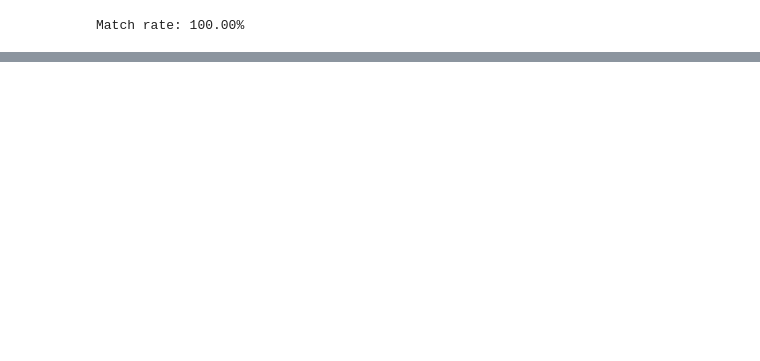
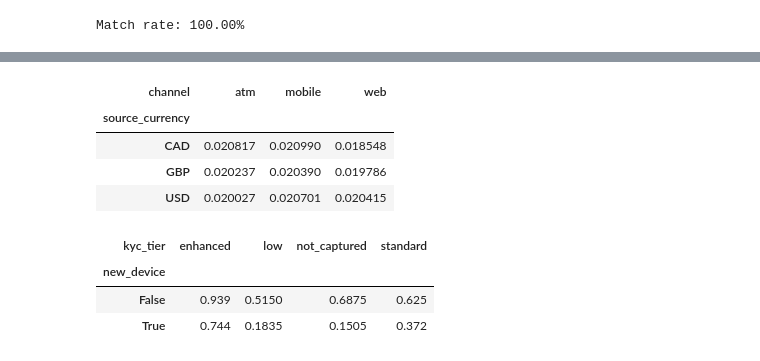
Before and after one commit to LeesiElekwa/Digital_Transfer_Fraud_Detection_System, a Jupyter notebook: Notebooks/Data Cleaning.ipynb, the cells around one changed output, grey strips where cells are left out. Drawn from its saved outputs; the diff is of its cells as text; code cells hidden in the pictures; blank space fills up the shorter version.

```diff
--- a/Notebooks/Data Cleaning.ipynb
+++ b/Notebooks/Data Cleaning.ipynb
@@ -496,0 +568,10 @@ device_trust_score           295
+# %%
+df_transaction.dropna(subset=["fee", "amount_src"]).assign(
+    fee_ratio=lambda x: x["fee"] / x["amount_src"]
+).groupby(["source_currency", "channel"])["fee_ratio"].median().unstack()
+# %% [output]
+| channel | atm | mobile | web |
+| source_currency |  |  |  |
+| CAD | 0.020817 | 0.020990 | 0.018548 |
+| GBP | 0.020237 | 0.020390 | 0.019786 |
+| USD | 0.020027 | 0.020701 | 0.020415 |
@@ -496,0 +595,12 @@ device_trust_score           295
+# %%
+# Device trust score missing value inputation
+
+# Step 1 - Check if device trust score is affected by the use of a new device and customer tier
+
+# Trust score by new device and kyc tier
+df_transaction.dropna(subset=["device_trust_score"]).groupby(["new_device", "kyc_tier"])["device_trust_score"].median().unstack()
+# %% [output]
+| kyc_tier | enhanced | low | not_captured | standard |
+| new_device |  |  |  |  |
+| False | 0.939 | 0.5150 | 0.6875 | 0.625 |
+| True | 0.744 | 0.1835 | 0.1505 | 0.372 |
```
Also changed, not shown: parts of 10 cells of this notebook.
